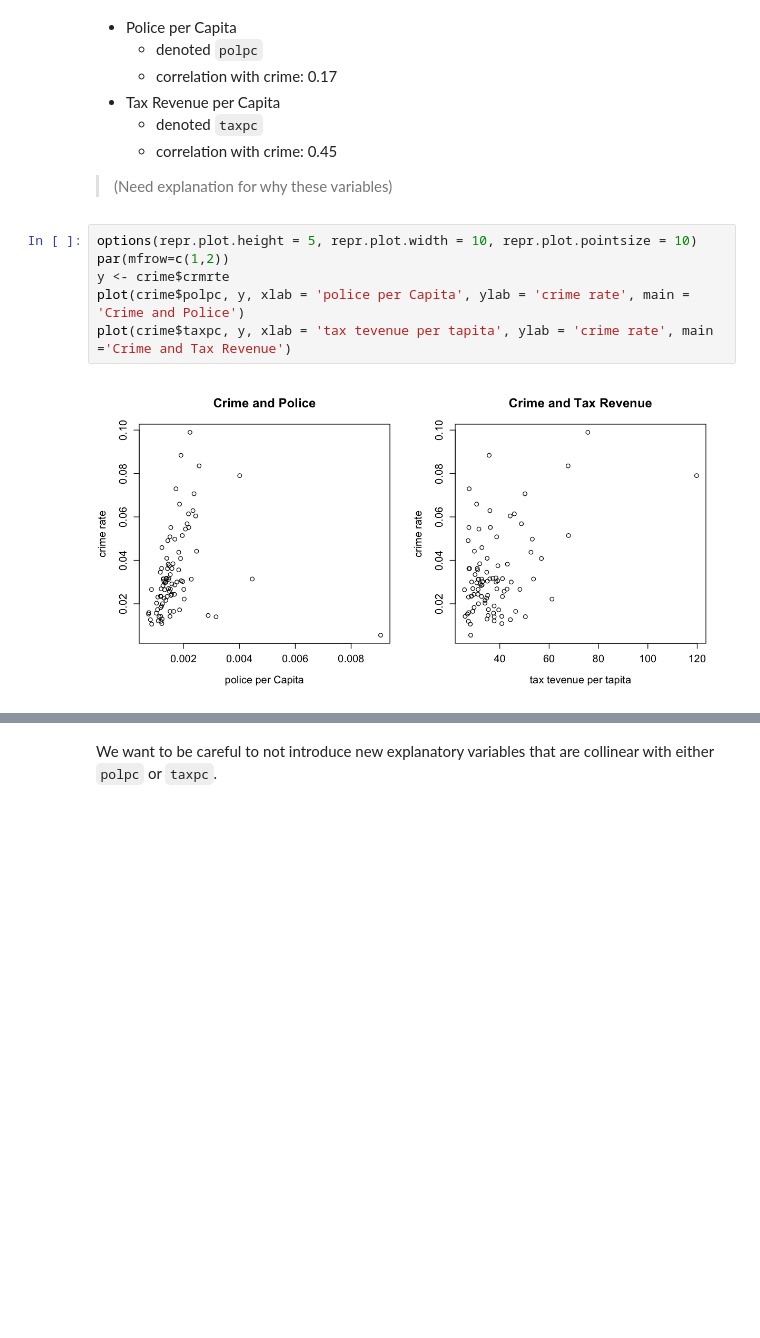
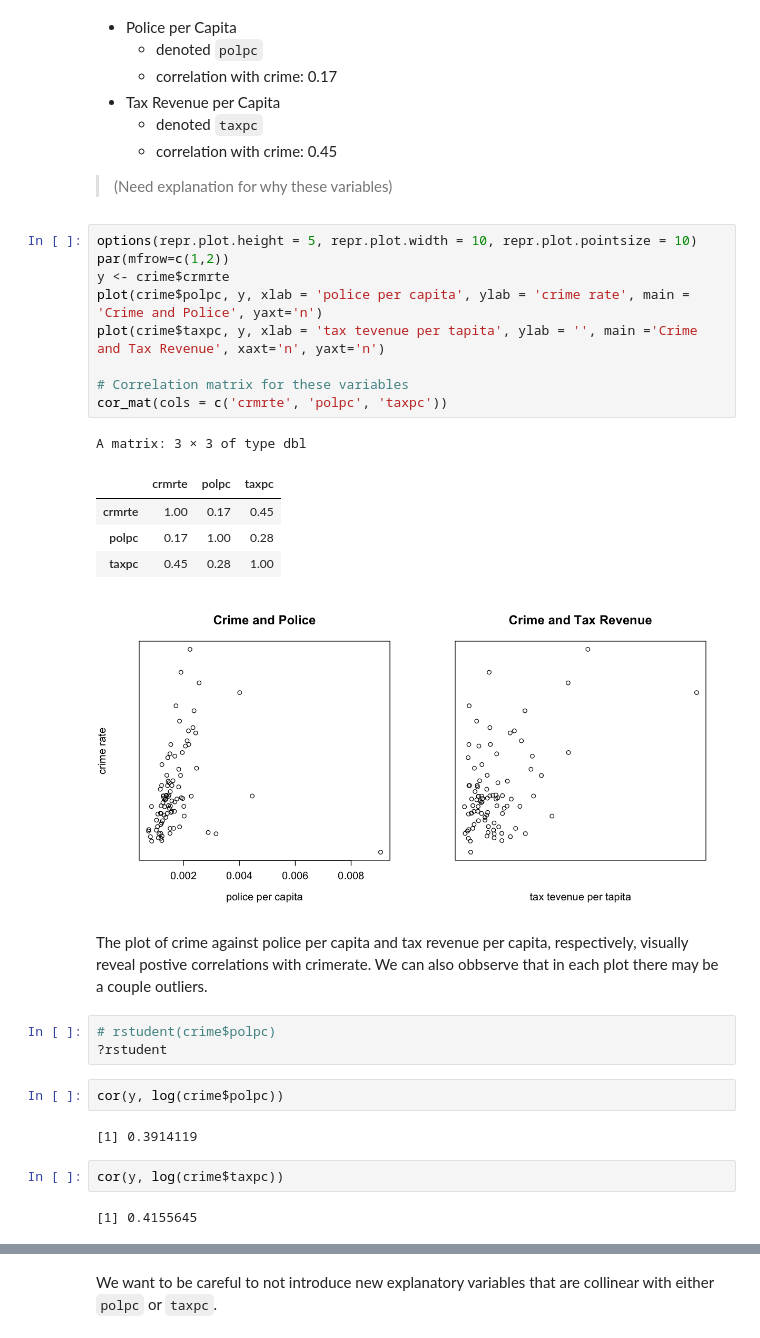
Before and after one commit to JBPelzner/w203-Lab-3, a Jupyter notebook: lab_3_rowan.ipynb, the cells around one changed output, grey strips where cells are left out. Saved outputs shown, nothing was run; the diff lists cells and outputs as text; blank space fills up the shorter version.

```diff
--- a/lab_3_rowan.ipynb
+++ b/lab_3_rowan.ipynb
@@ -410,8 +410,29 @@ Warning message in cor(crime[, names(crime) %in% cols]):
 # %%
 options(repr.plot.height = 5, repr.plot.width = 10, repr.plot.pointsize = 10)
 par(mfrow=c(1,2))
 y <- crime$crmrte
-plot(crime$polpc, y, xlab = 'police per Capita', ylab = 'crime rate', main = 'Crime and Police')
-plot(crime$taxpc, y, xlab = 'tax tevenue per tapita', ylab = 'crime rate', main ='Crime and Tax Revenue')
+plot(crime$polpc, y, xlab = 'police per capita', ylab = 'crime rate', main = 'Crime and Police', yaxt='n')
+plot(crime$taxpc, y, xlab = 'tax tevenue per tapita', ylab = '', main ='Crime and Tax Revenue', xaxt='n', yaxt='n')
+
+# Correlation matrix for these variables
+cor_mat(cols = c('crmrte', 'polpc', 'taxpc'))
 # %% [output]
+A matrix: 3 × 3 of type dbl
+|  | crmrte | polpc | taxpc |
+| crmrte | 1.00 | 0.17 | 0.45 |
+| polpc | 0.17 | 1.00 | 0.28 |
+| taxpc | 0.45 | 0.28 | 1.00 |
-[figure, old version]
+[figure, new version]
+# %% [markdown]
+The plot of crime against police per capita and tax revenue per capita, respectively, visually reveal postive correlations with crimerate. We can also obbserve that in each plot there may be a couple outliers.
+# %%
+# rstudent(crime$polpc)
+?rstudent
+# %%
+cor(y, log(crime$polpc))
+# %% [output]
+[1] 0.3914119
+# %%
+cor(y, log(crime$taxpc))
+# %% [output]
+[1] 0.4155645
```
Also changed, not shown: parts of 19 cells of this notebook.
